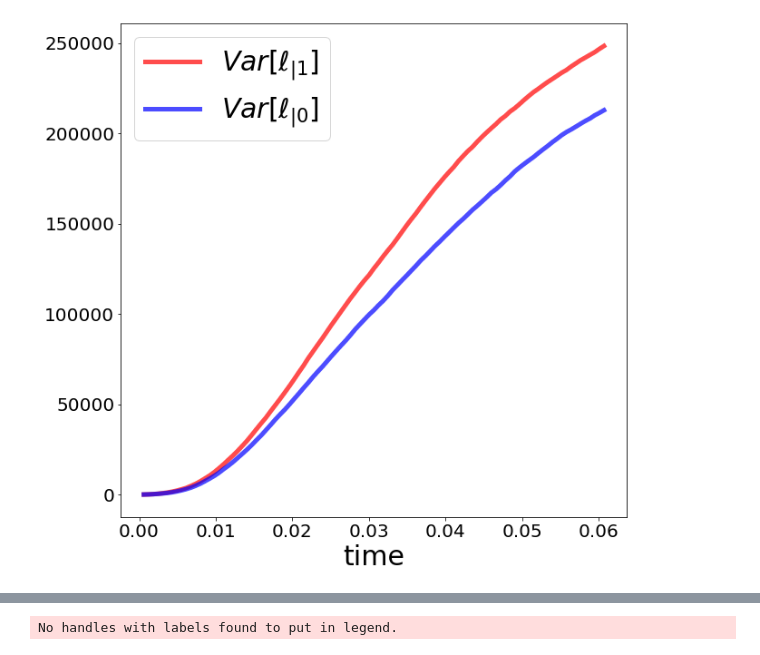
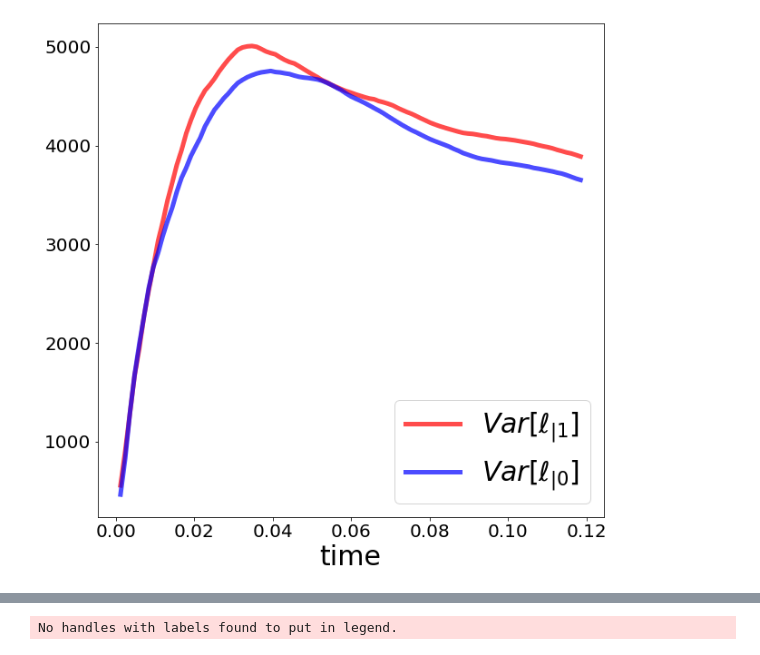
Before and after one commit to matibilkis/cdisc, a Jupyter notebook: analysis/analysis_freq/jupyter_make_plots.ipynb, the cells around one changed output, grey strips where cells are left out. Cells and saved outputs as stored; diff of their text form; code cells hidden in the pictures.

```diff
--- a/analysis/analysis_freq/jupyter_make_plots.ipynb
+++ b/analysis/analysis_freq/jupyter_make_plots.ipynb
@@ -14,10 +14,12 @@ import matplotlib.pyplot as plt
 # %%
 Ntraj = 1000
 omega0, omega1 = 1e4, 1.05e4
+omega0, omega1 = 1e4, 1.1e4
+
 omega_pro = (omega0 + omega1)/2
 period = (2*np.pi/omega_pro)
 dt = period/100
-total_time = 100*period
+total_time = 200*period
 exp_path = "freqs/{}/".format([omega0,omega1])
 save_path = get_path_config(exp_path=exp_path,total_time=total_time, dt=dt, noitraj=True)
 
@@ -28,8 +30,8 @@ indis_range = list(range(len(indis)))
 
 #B = 6.
 #dB = .05
-B = 100
-dB = 25
+B = 1000
+dB = 100
 boundsB= np.arange(-B,B+dB,dB)
 
 bpos = boundsB[boundsB>=0]
@@ -42,6 +44,7 @@ def load_traj(itraj, what="logliks.npy", flip_params=0):
     kappa0 = kappa1 = 1e3
     n0 = n1 = 1
     omega0, omega1 = 1e4, 1.05e4
+    omega0, omega1 = 1e4, 1.1e4
 
     h0 = [gamma0, omega0, n0, eta0, kappa0]
     h1 = [gamma1, omega1, n1, eta1, kappa1]
@@ -49,7 +52,7 @@ def load_traj(itraj, what="logliks.npy", flip_params=0):
     omega_pro = (omega0 + omega1)/2
     period = (2*np.pi/omega_pro)
     dt = period/100
-    total_time = 100*period
+    total_time = 200*period
     if flip_params == 1:
         params = [h0, h1]
     else:
@@ -95,13 +124,13 @@ bpos[80]
 # %%
 plt.figure(figsize=(10,10))
 ax=plt.subplot()
 timindt = timind[::100]
-ax.plot(timindt,np.std(ll1,axis=0)**2/timindt,color="red", alpha=.7, linewidth=5,label=r'$Var[\ell_{|1}]$')
-ax.plot(timindt,np.std(ll0,axis=0)**2/timindt,color="blue", alpha=.7, linewidth=5,label=r'$Var[\ell_{|0}]$')
+ax.plot(timindt,np.std(ll1,axis=0)/timindt,color="red", alpha=.7, linewidth=5,label=r'$Var[\ell_{|1}]$')
+ax.plot(timindt,np.std(ll0,axis=0)/timindt,color="blue", alpha=.7, linewidth=5,label=r'$Var[\ell_{|0}]$')
 ax.legend(prop={"size":30})
 ax.set_xlabel("time",size=30)
 ax.xaxis.set_tick_params(labelsize=20)
 ax.yaxis.set_tick_params(labelsize=20)
-plt.savefig("figures_freq/var_time.pdf")
+plt.savefig("figures_freq/var_time_200.pdf")
 # %% [output]
-[figure, old version]
+[figure, new version]
```
Also changed, not shown: parts of 20 cells of this notebook, 9 other files.
